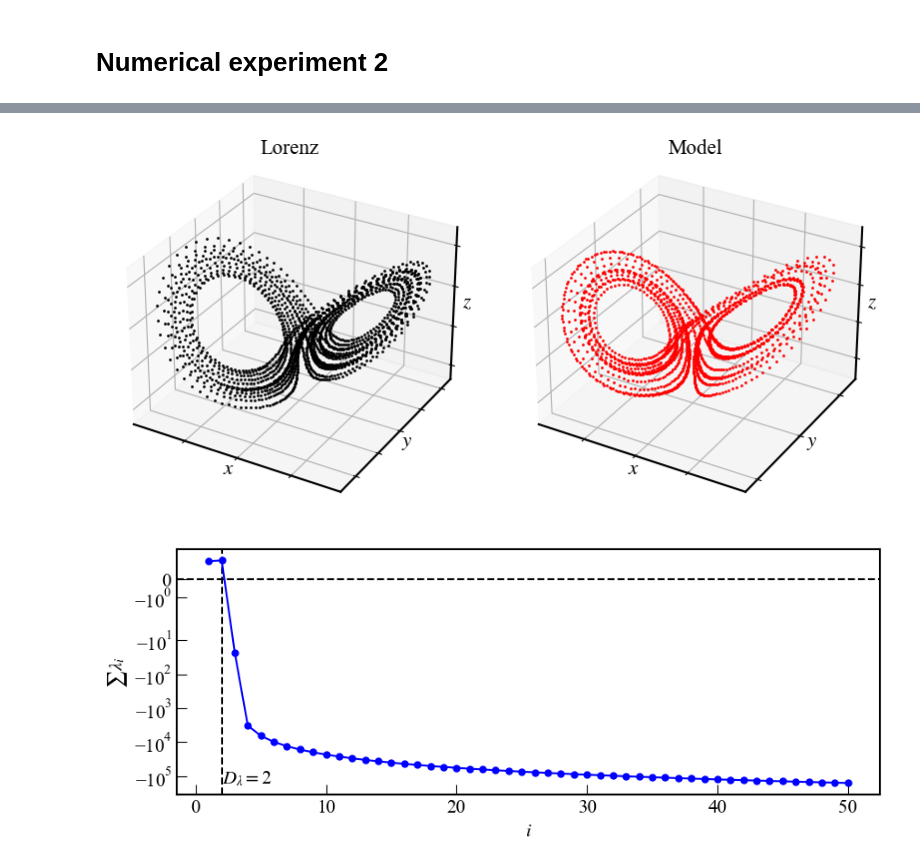
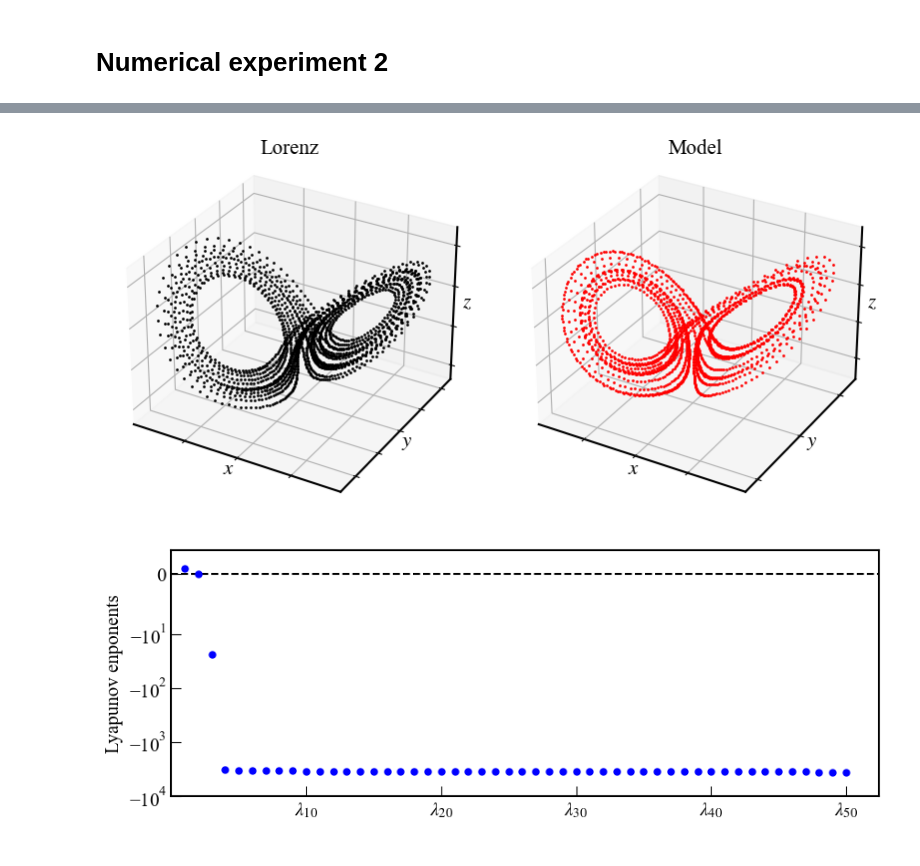
Before and after one commit to TakumiInoue0628/-dimensionality-estimation-and-modeling-of-dynamical-systems, a Jupyter notebook: notebook/1_3_numerical_exp.ipynb, the cells around one changed output, grey strips where cells are left out. Drawn from its saved outputs; the diff is of its cells as text; code cells hidden in the pictures.

```diff
--- a/notebook/1_3_numerical_exp.ipynb
+++ b/notebook/1_3_numerical_exp.ipynb
@@ -116,51 +116,41 @@ def timeseries_modeling_3d(x, x_hat, T, n_plt, sort=True):
 
     plt.show()
 
-def timeseries_modeling_lyaqunov(lyapunov_exponent):
+def timeseries_modeling_lyaqunov(lyapunov_exponent, x_lim=[0, None], y_lim=[None, None]):
 
-        #spec = gridspec.GridSpec(ncols=2, nrows=1, wspace=0.4)
         spec = gridspec.GridSpec(ncols=1, nrows=1)
         fig = plt.figure(figsize=(10, 3.5))
-        """
+
         ax = fig.add_subplot(spec[0])
-        ax.plot(np.arange(1, lyapunov_exponent.shape[0]+1), lyapunov_exponent, 'o', c='b', ms=5)
-        ax.set_xlabel(r'$i$')
-        ax.set_ylabel(r'$\lambda_i$')
-        ax.set_yscale('symlog')
-        """
-
-        #ax = fig.add_subplot(spec[1])
-        ax = fig.add_subplot(spec[0])
-        fractal_dimension = np.argmin(np.where(np.cumsum(lyapunov_exponent)>0, np.cumsum(lyapunov_exponent), 0))
-        ax.axvline(x=fractal_dimension, linestyle='--', c='k')
         ax.axhline(y=0, linestyle='--', c='k')
-        ax.text(fractal_dimension, np.cumsum(lyapunov_exponent)[-1], r'$D_{\lambda}=$'+str(fractal_dimension), fontsize=plt.rcParams['font.size'])
-        ax.plot(np.arange(1, lyapunov_exponent.shape[0]+1), np.cumsum(lyapunov_exponent), '-o', ms=5, c='b'   )
-        ax.set_xlabel(r'$i$')
-        ax.set_ylabel(r'$\sum\lambda_i$')
-        ax.set_yscale('symlog')
+        ax.plot(np.arange(1, lyapunov_exponent.shape[0]+1), lyapunov_exponent, 'o', ms=5, c='b'   )
+        ax.set_ylabel(r'Lyapunov enponents')
+        ax.set_yscale('symlog', linthresh=1e+1)
+        ax.set_xlim(x_lim[0], x_lim[-1])
+        ax.set_ylim(y_lim[0], y_lim[-1])
+        ax.get_xaxis().set_major_formatter(plt.FormatStrFormatter(r'$\lambda_{%d}$'))
 
         plt.show()
 # %%
 ### Setting ELM
 #RIDGE_PARAM = 1e-7
 RIDGE_PARAM = 1e-5
 RUN_SIZE = 5000
 DT = T_test[1] - T_test[0]
 
 ### Timeseries modeling
 FNN_MODEL = TFNN_ELM(x_train.shape[1], HIDDEN_SIZE, x_train.shape[1],
                      INPUT_W_SCALE, ACTIVE_FUNC, SEED)
 FNN_MODEL.fit(x_train[:-1], x_train[1:], RIDGE_PARAM)
 x_test_hat = FNN_MODEL.freerun(x_train[-1], RUN_SIZE)
 
 ### Lyaqunov caluculation
 lyapunov_exponent = FNN_MODEL.lyapunov_calculation(x_train[-1], RUN_SIZE, DT)
 
 timeseries_modeling(x_test, x_test_hat, T_test, 2000, sort=False)
 timeseries_modeling_3d(x_test, x_test_hat, T_test, 2000, sort=False)
-timeseries_modeling_lyaqunov(lyapunov_exponent[:])
+timeseries_modeling_lyaqunov(lyapunov_exponent, [0.001, None], [-10**4, 4])
 # %% [output]
 [figure]
 [figure]
-[figure, old version]
+[figure, new version]
```
Also changed, not shown: 10 other files.
